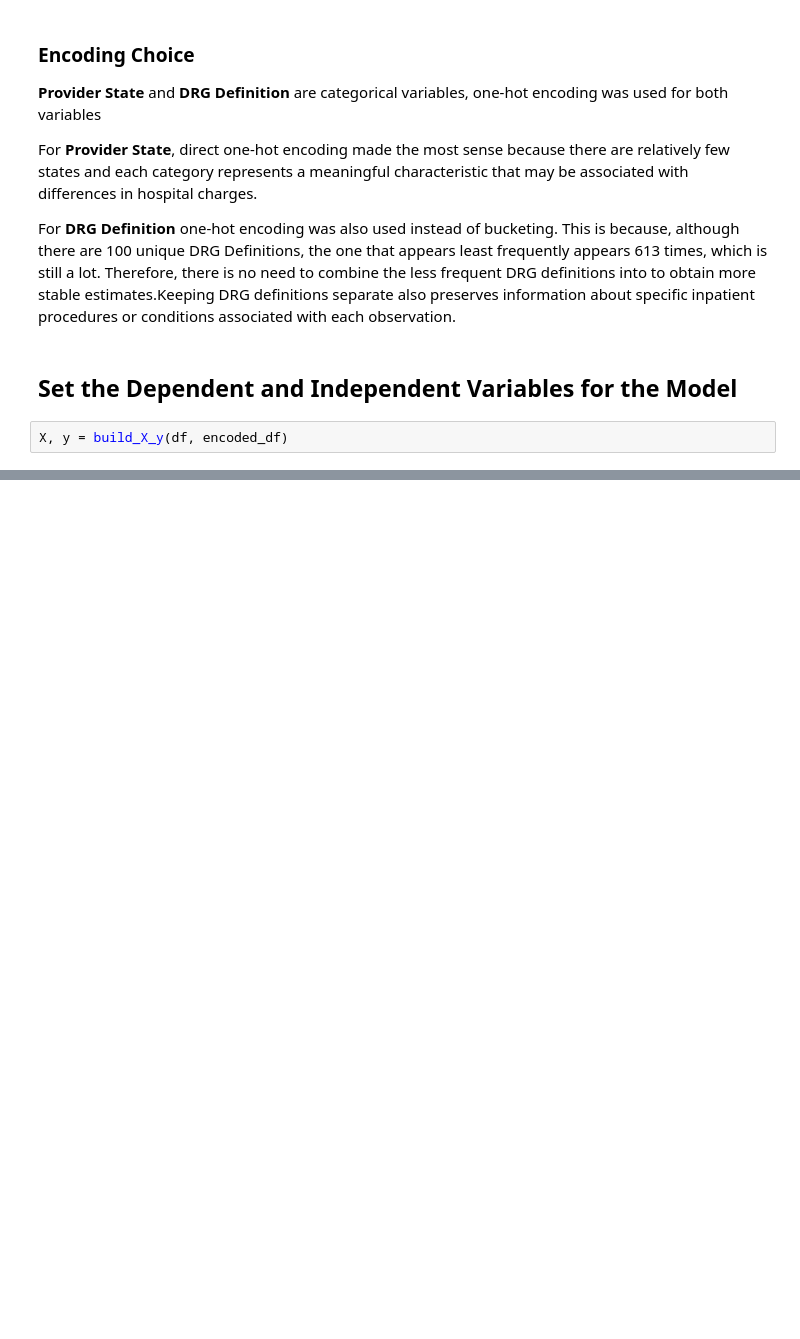
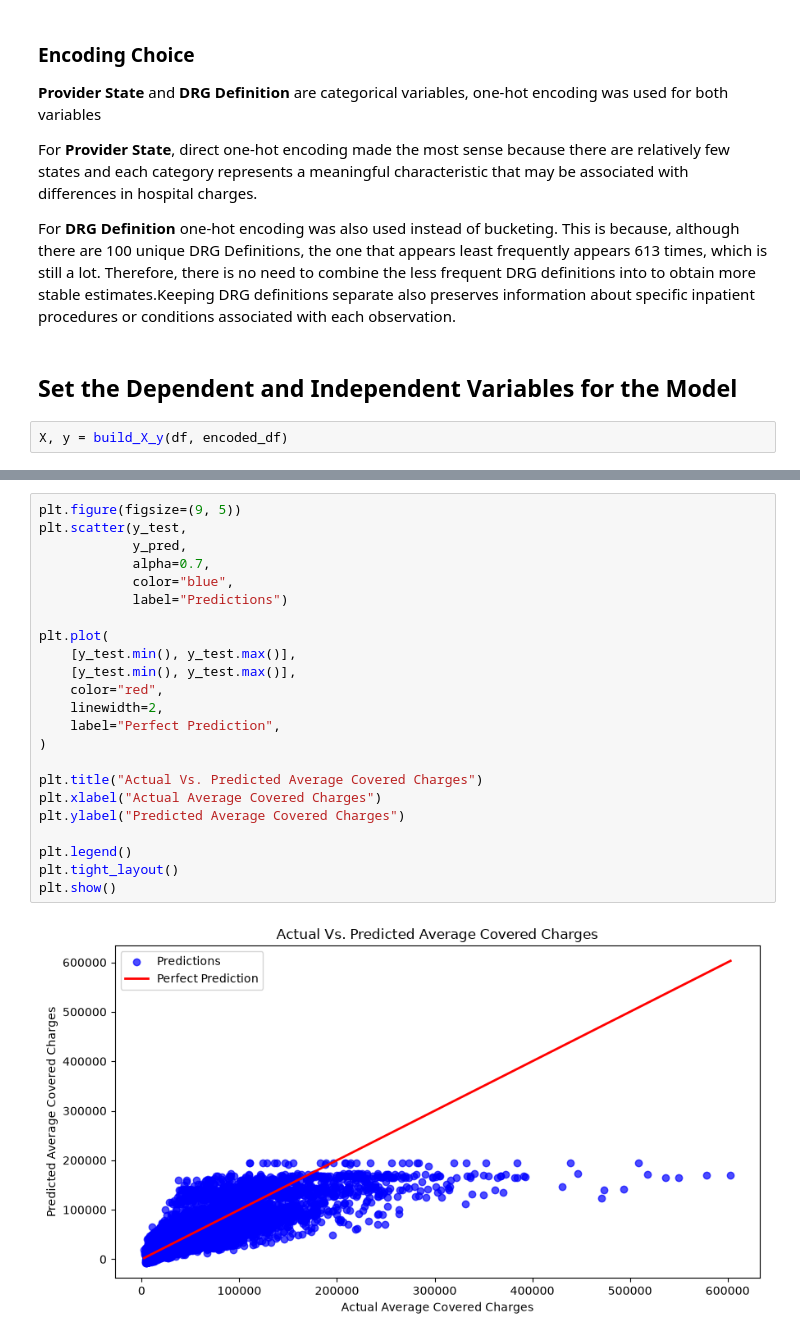
Before and after one commit to Linamandla-Mzamane/Hospital-Inpatient-Charge-Prediction, a Jupyter notebook: notebooks/hospital_charges_prediction.ipynb, the cells around one changed output, grey strips where cells are left out. Cells and saved outputs as stored; diff of their text form; blank space fills up the shorter version.

```diff
--- a/notebooks/hospital_charges_prediction.ipynb
+++ b/notebooks/hospital_charges_prediction.ipynb
@@ -96,0 +195,25 @@ X, y = build_X_y(df, encoded_df)
+# %%
+plt.figure(figsize=(9, 5))
+plt.scatter(y_test,
+            y_pred,
+            alpha=0.7,
+            color="blue",
+            label="Predictions")
+
+plt.plot(
+    [y_test.min(), y_test.max()],
+    [y_test.min(), y_test.max()],
+    color="red",
+    linewidth=2,
+    label="Perfect Prediction",
+)
+
+plt.title("Actual Vs. Predicted Average Covered Charges")
+plt.xlabel("Actual Average Covered Charges")
+plt.ylabel("Predicted Average Covered Charges")
+
+plt.legend()
+plt.tight_layout()
+plt.show()
+# %% [output]
+[figure, added]
```
Also changed, not shown: parts of 29 cells of this notebook, 6 other files.
